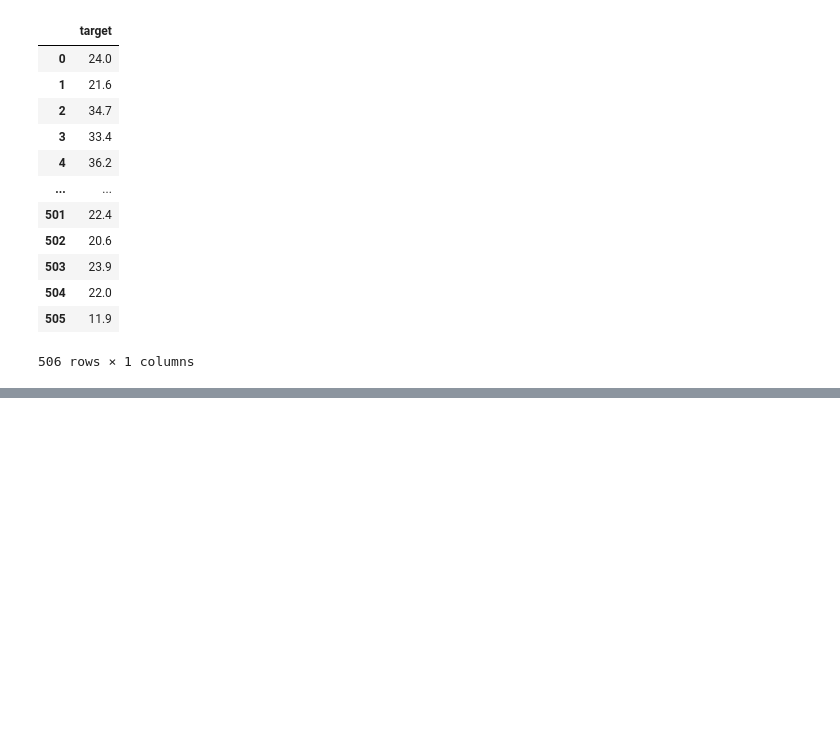
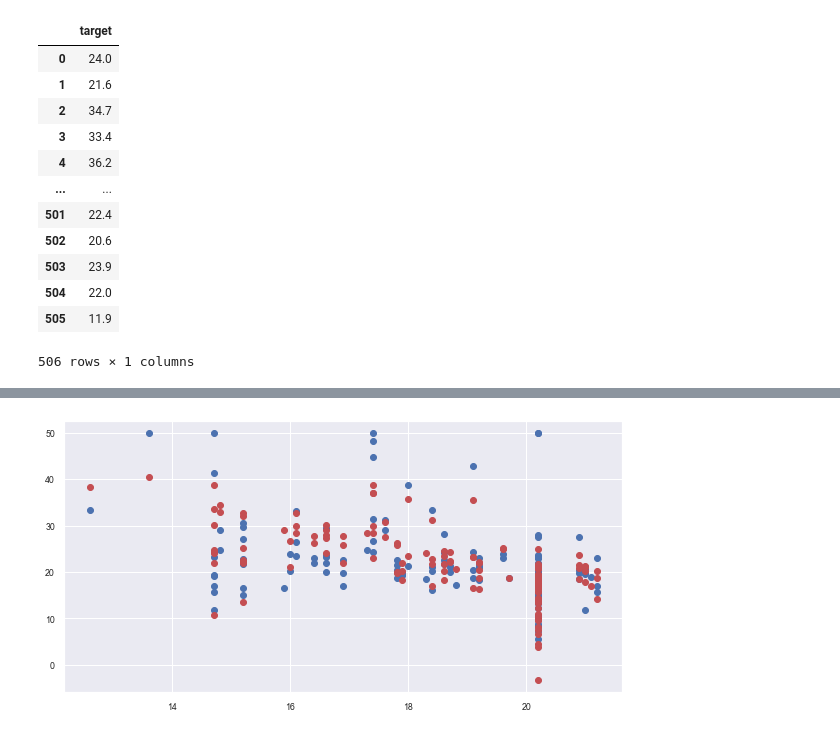
Before and after one commit to g202235409/practice, a Jupyter notebook: HW3.ipynb, the cells around one changed output, grey strips where cells are left out. Cells and saved outputs as stored; diff of their text form; code cells hidden in the pictures; blank space fills up the shorter version.

```diff
--- a/HW3.ipynb
+++ b/HW3.ipynb
@@ -94,0 +146,7 @@ X_train, X_test, y_train, y_test = train_test_split(df, df_target,test_size=0.25
+# %%
+plt.figure(figsize=(10,5))
+plt.scatter(X_test['PTRATIO'], y_test, label='y_test')
+plt.scatter(X_test['PTRATIO'], y_test_pred, c='r', label='y_pred')
+plt.show()
+# %% [output]
+[figure, added]
```
Also changed, not shown: parts of 13 cells of this notebook.
